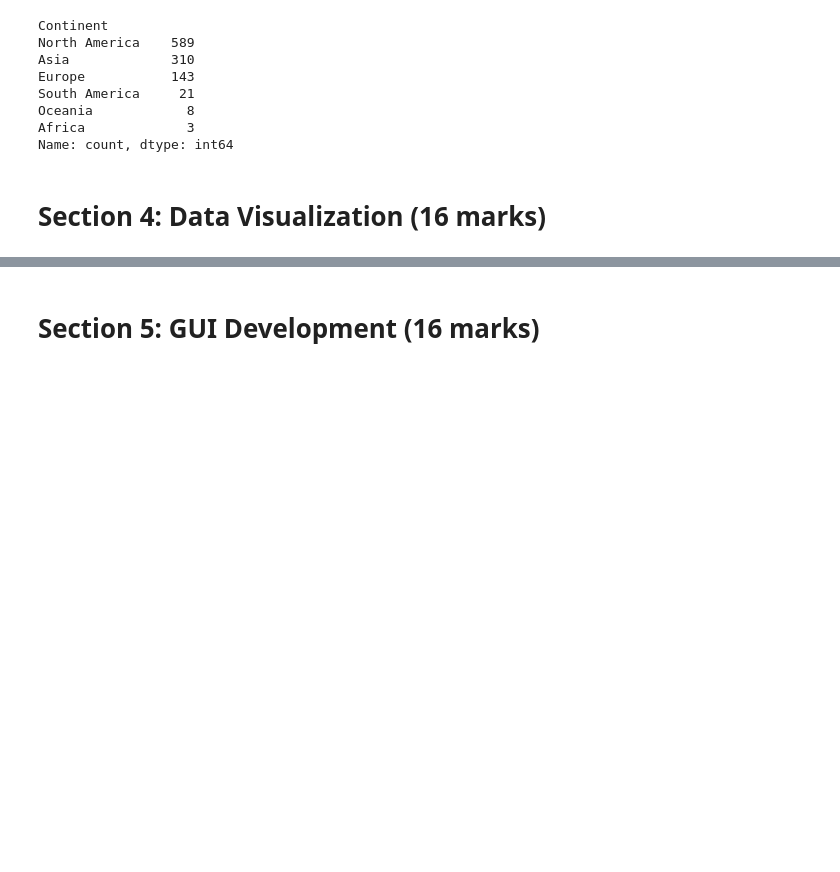
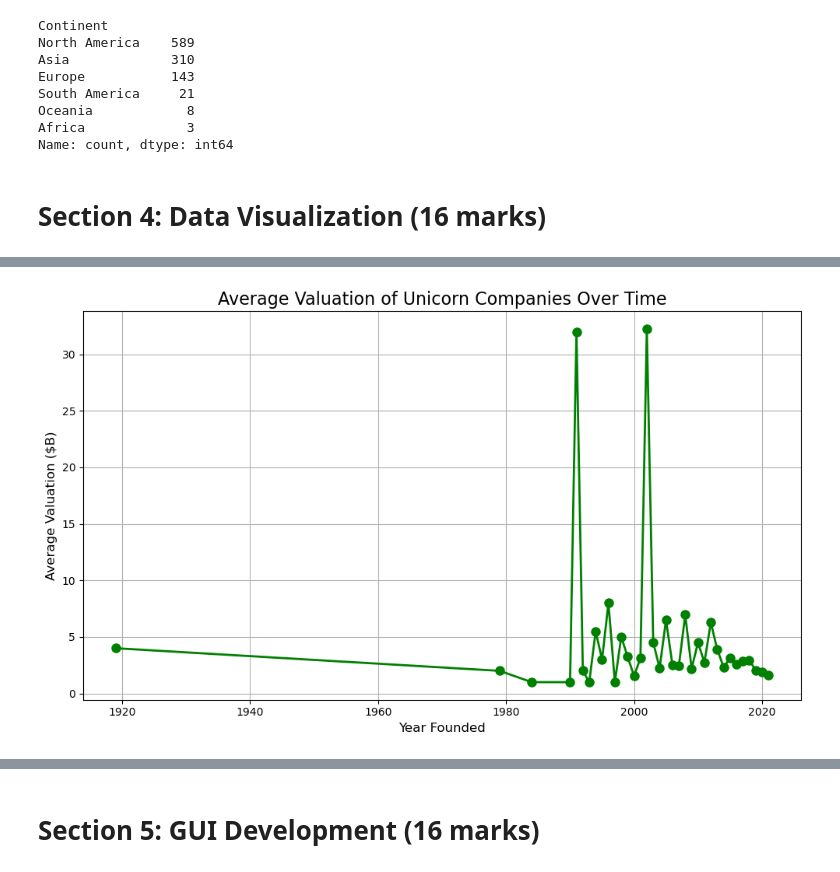
Before and after one commit to zakintue-debug/unicorn-data-analysis-python, a Jupyter notebook: NTU_XXXXX_SOFT40161_CourseWorkTemplate.ipynb, the cells around one changed output, grey strips where cells are left out. Drawn from its saved outputs; the diff is of its cells as text; code cells hidden in the pictures; blank space fills up the shorter version.

```diff
--- a/NTU_XXXXX_SOFT40161_CourseWorkTemplate.ipynb
+++ b/NTU_XXXXX_SOFT40161_CourseWorkTemplate.ipynb
@@ -459,3 +472,18 @@ Name: count, dtype: int64
+# %%
+# Group the data by Year Founded and calculate the mean valuation per year
+valuation_trends = df.groupby('Year Founded')['Valuation_USD_Billions'].mean()
+
+# Create a line plot
+plt.figure(figsize=(10,6))
+plt.plot(valuation_trends.index, valuation_trends.values, marker='o', color='green', linestyle='-', linewidth=2, markersize=8)
+plt.xlabel('Year Founded', fontsize=12)
+plt.ylabel('Average Valuation ($B)', fontsize=12)
+plt.title('Average Valuation of Unicorn Companies Over Time', fontsize=16)
+plt.grid(True)
+plt.tight_layout()
+plt.show()
+# %% [output]
+[figure, added]
 # %%
 # Selecting numerical columns
 numerical_columns = [ 'Year Founded', 'Valuation_USD_Billions']
```
Also changed, not shown: parts of 15 cells of this notebook.
